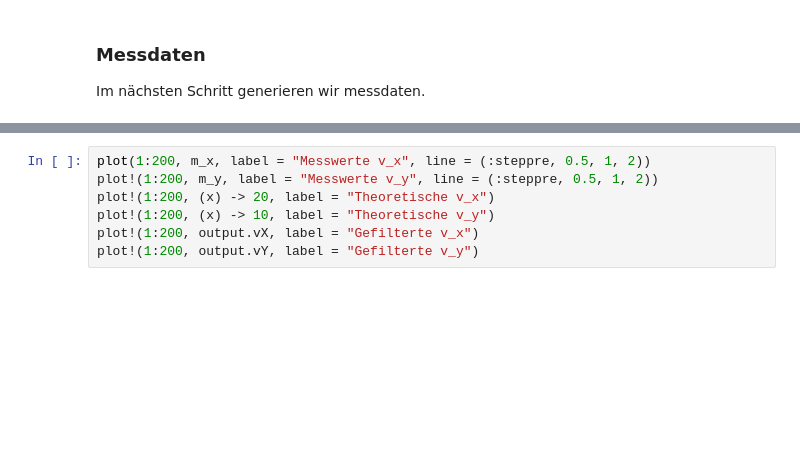
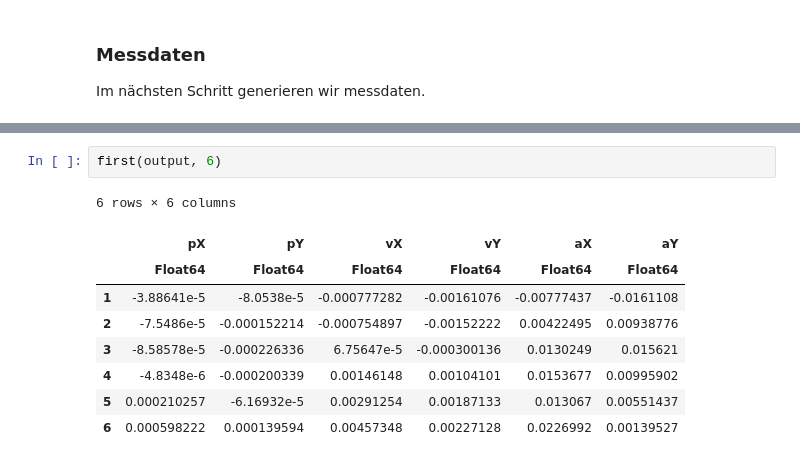
Before and after one commit to hydroid7/kalman, a Jupyter notebook: 03.carposition/Kalman2d.ipynb, the cells around one changed output, grey strips where cells are left out. Saved outputs shown, nothing was run; the diff lists cells and outputs as text; blank space fills up the shorter version.

```diff
--- a/03.carposition/Kalman2d.ipynb
+++ b/03.carposition/Kalman2d.ipynb
@@ -247,7 +259,12 @@ Plots.AnimatedGif("/home/meszlenyilorant/bachelorarbeit/notebooks/03.carposition
-# %%
-plot(1:200, m_x, label = "Messwerte v_x", line = (:steppre, 0.5, 1, 2))
-plot!(1:200, m_y, label = "Messwerte v_y", line = (:steppre, 0.5, 1, 2))
-plot!(1:200, (x) -> 20, label = "Theoretische v_x")
-plot!(1:200, (x) -> 10, label = "Theoretische v_y")
-plot!(1:200, output.vX, label = "Gefilterte v_x")
-plot!(1:200, output.vY, label = "Gefilterte v_y")
+# %%
+first(output, 6)
+# %% [output]
+6 rows × 6 columns
+|  | pX | pY | vX | vY | aX | aY |
+|  | Float64 | Float64 | Float64 | Float64 | Float64 | Float64 |
+| 1 | -3.88641e-5 | -8.0538e-5 | -0.000777282 | -0.00161076 | -0.00777437 | -0.0161108 |
+| 2 | -7.5486e-5 | -0.000152214 | -0.000754897 | -0.00152222 | 0.00422495 | 0.00938776 |
+| 3 | -8.58578e-5 | -0.000226336 | 6.75647e-5 | -0.000300136 | 0.0130249 | 0.015621 |
+| 4 | -4.8348e-6 | -0.000200339 | 0.00146148 | 0.00104101 | 0.0153677 | 0.00995902 |
+| 5 | 0.000210257 | -6.16932e-5 | 0.00291254 | 0.00187133 | 0.013067 | 0.00551437 |
+| 6 | 0.000598222 | 0.000139594 | 0.00457348 | 0.00227128 | 0.0226992 | 0.00139527 |
```
Also changed, not shown: parts of 30 cells of this notebook, 4 other files.
